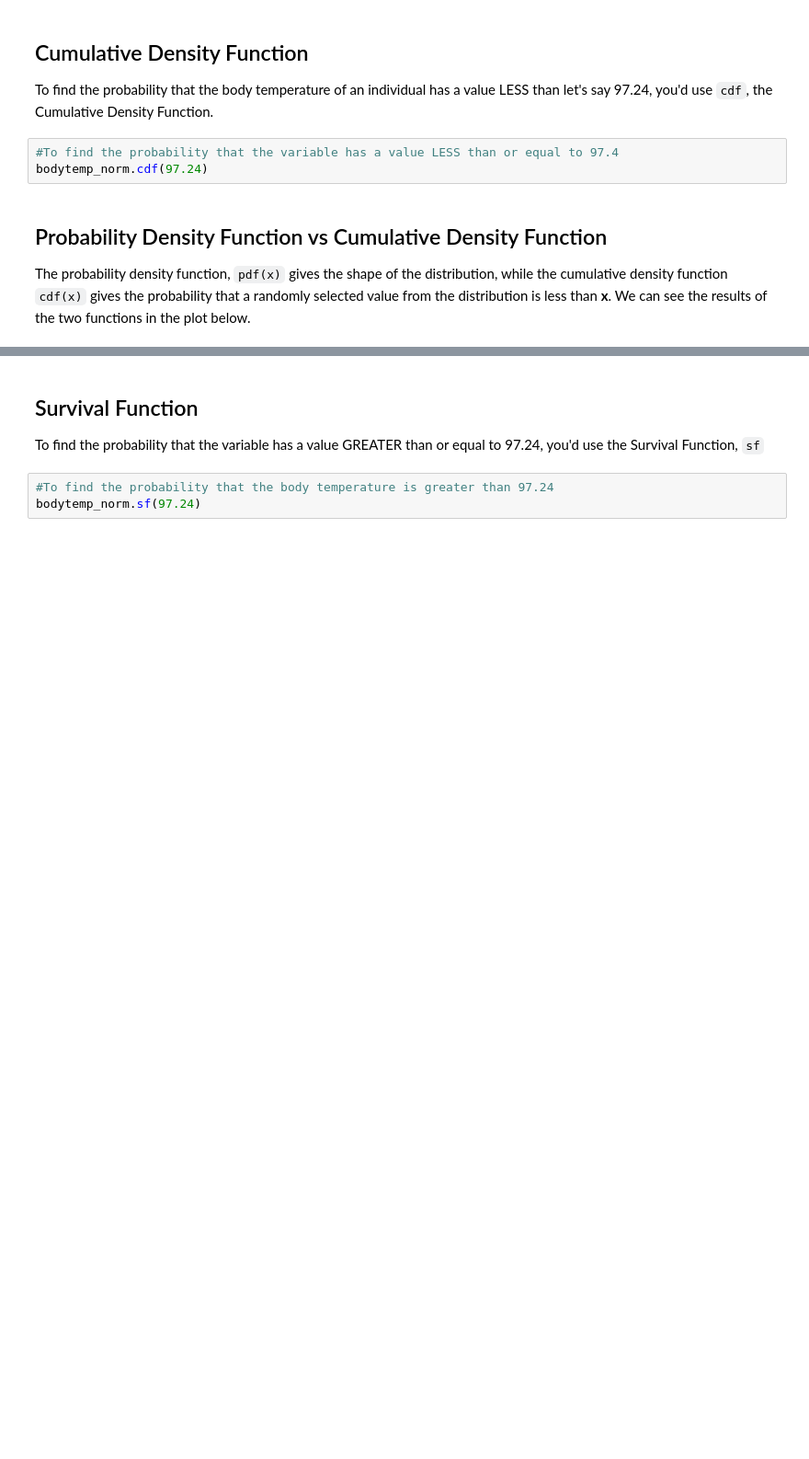
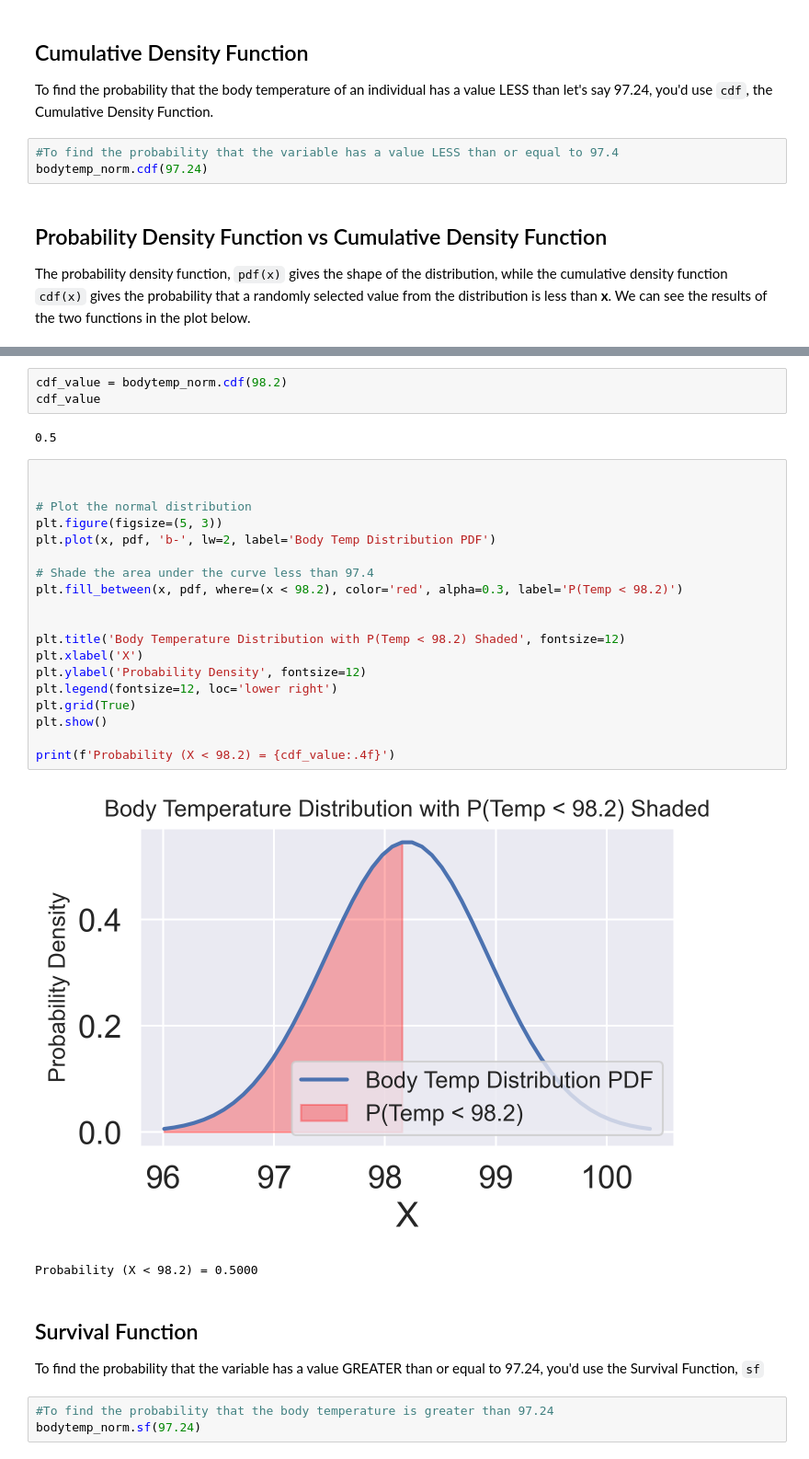
Before and after one commit to tivendren/Kyouth_DataScience_Materials, a Jupyter notebook: Unit-2/Unit-2-03-Probability-Distributions/lesson-1-probability-distributions/intro-scipy-stats.ipynb, the cells around one changed output, grey strips where cells are left out. Shown at 92% size. Cells and saved outputs as stored; diff of their text form; blank space fills up the shorter version.

```diff
--- a/Unit-2/Unit-2-03-Probability-Distributions/lesson-1-probability-distributions/intro-scipy-stats.ipynb
+++ b/Unit-2/Unit-2-03-Probability-Distributions/lesson-1-probability-distributions/intro-scipy-stats.ipynb
@@ -76,3 +114,30 @@ print(f'Probability (X < 97.24) = {cdf_value:.4f}')
+# %%
+cdf_value = bodytemp_norm.cdf(98.2)
+cdf_value
+# %% [output]
+0.5
+# %%
+
+
+# Plot the normal distribution
+plt.figure(figsize=(5, 3))
+plt.plot(x, pdf, 'b-', lw=2, label='Body Temp Distribution PDF')
+
+# Shade the area under the curve less than 97.4
+plt.fill_between(x, pdf, where=(x < 98.2), color='red', alpha=0.3, label='P(Temp < 98.2)')
+
+
+plt.title('Body Temperature Distribution with P(Temp < 98.2) Shaded', fontsize=12)
+plt.xlabel('X')
+plt.ylabel('Probability Density', fontsize=12)
+plt.legend(fontsize=12, loc='lower right')
+plt.grid(True)
+plt.show()
+
+print(f'Probability (X < 98.2) = {cdf_value:.4f}')
+# %% [output]
+[figure, added]
+Probability (X < 98.2) = 0.5000
 # %% [markdown]
 ## Survival Function
 
```
Also changed, not shown: parts of 12 cells of this notebook, 2 other files.
